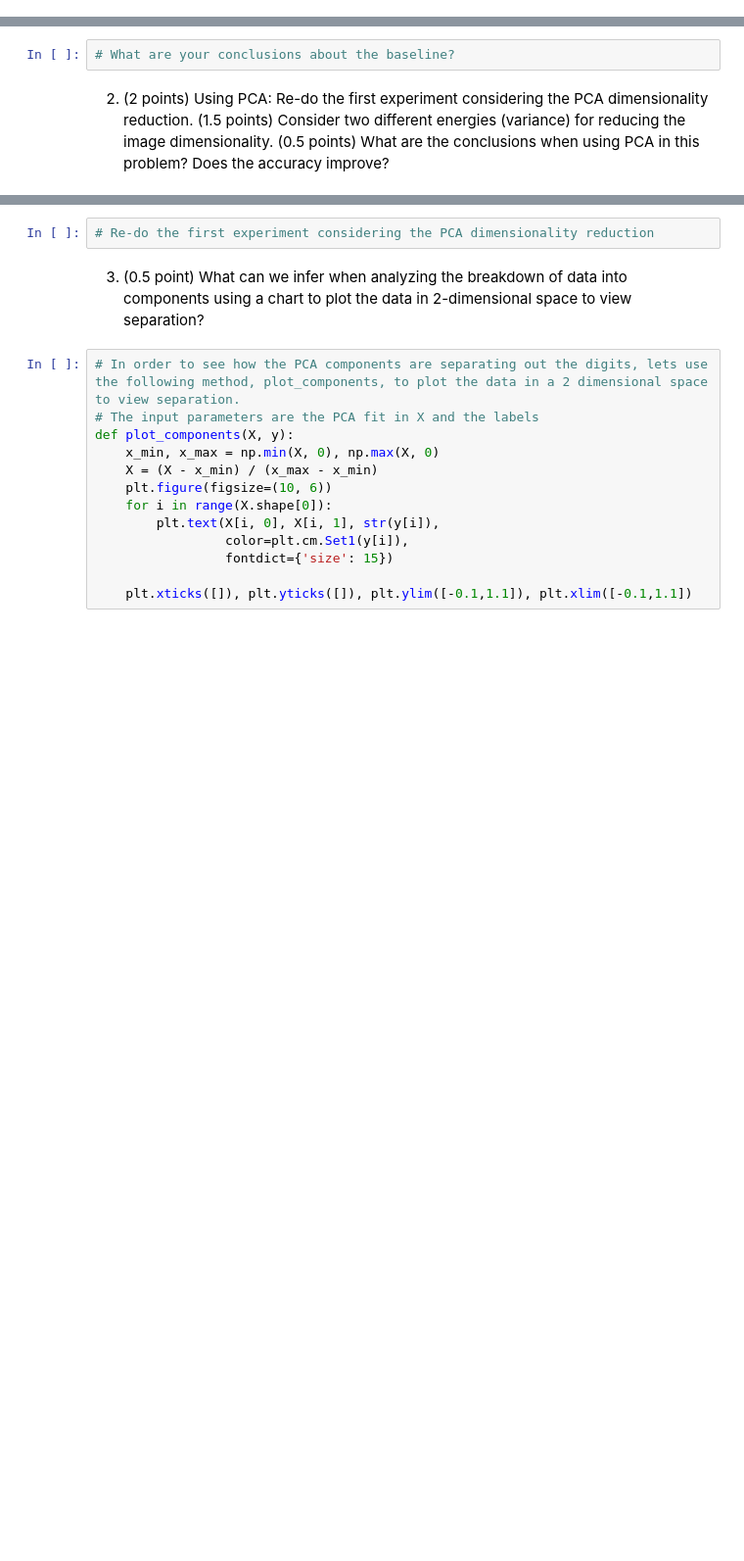
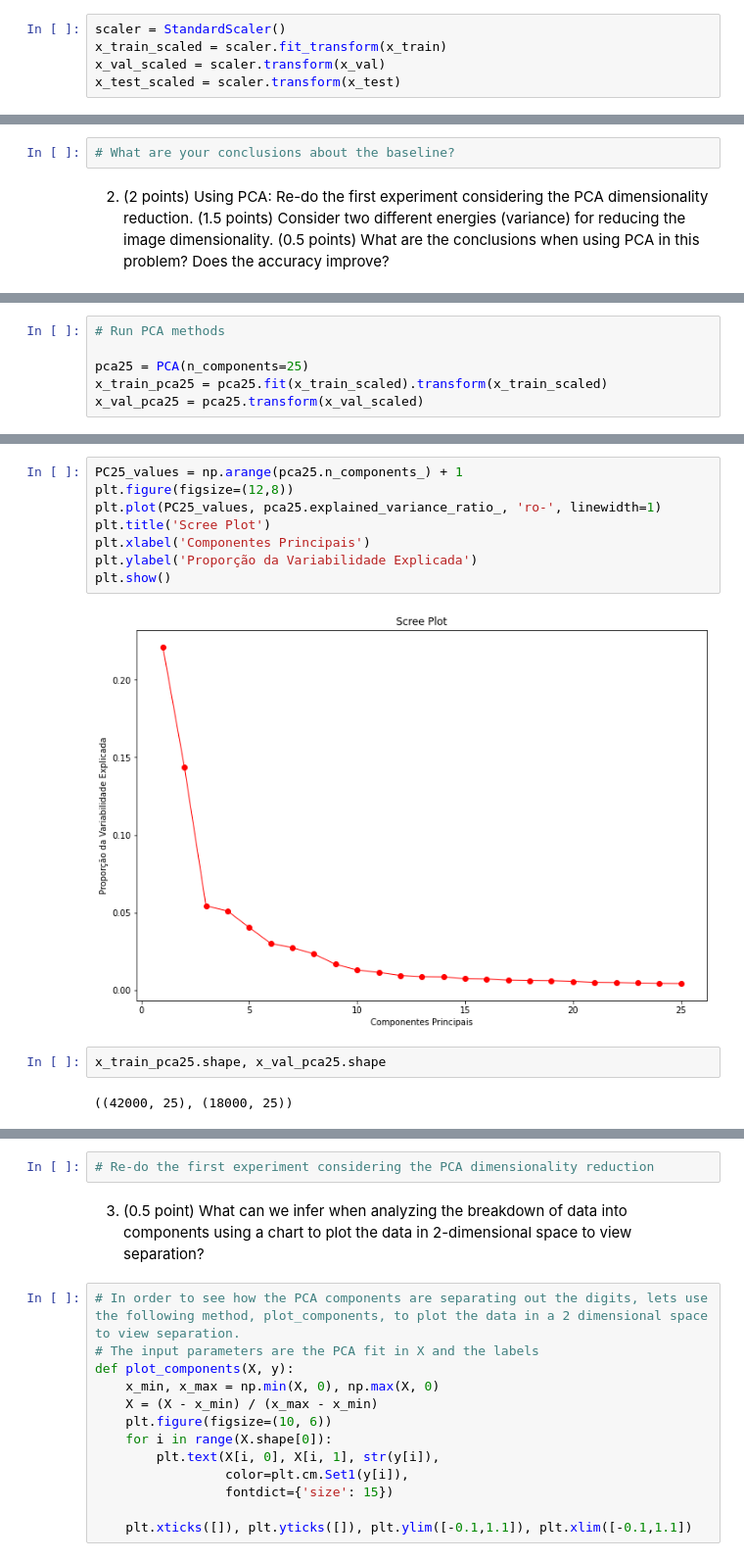
Before and after one commit to mazzacolussi/MC886, a Jupyter notebook: CNN_PCA/source_cnn.ipynb, the cells around one changed output, grey strips where cells are left out. Shown: that part at 98% size. Cells and saved outputs as stored; diff of their text form; blank space fills up the shorter version.

```diff
--- a/CNN_PCA/source_cnn.ipynb
+++ b/CNN_PCA/source_cnn.ipynb
@@ -52,0 +78,5 @@ plt.show()
+# %%
+scaler = StandardScaler()
+x_train_scaled = scaler.fit_transform(x_train)
+x_val_scaled = scaler.transform(x_val)
+x_test_scaled = scaler.transform(x_test)
@@ -73,0 +173,6 @@ print(acc)
+# %%
+# Run PCA methods
+
+pca25 = PCA(n_components=25)
+x_train_pca25 = pca25.fit(x_train_scaled).transform(x_train_scaled)
+x_val_pca25 = pca25.transform(x_val_scaled)
@@ -73,0 +227,14 @@ print(acc)
+# %%
+PC25_values = np.arange(pca25.n_components_) + 1
+plt.figure(figsize=(12,8))
+plt.plot(PC25_values, pca25.explained_variance_ratio_, 'ro-', linewidth=1)
+plt.title('Scree Plot')
+plt.xlabel('Componentes Principais')
+plt.ylabel('Proporção da Variabilidade Explicada')
+plt.show()
+# %% [output]
+[figure, added]
+# %%
+x_train_pca25.shape, x_val_pca25.shape
+# %% [output]
+((42000, 25), (18000, 25))
```
Also changed, not shown: parts of 39 cells of this notebook.
